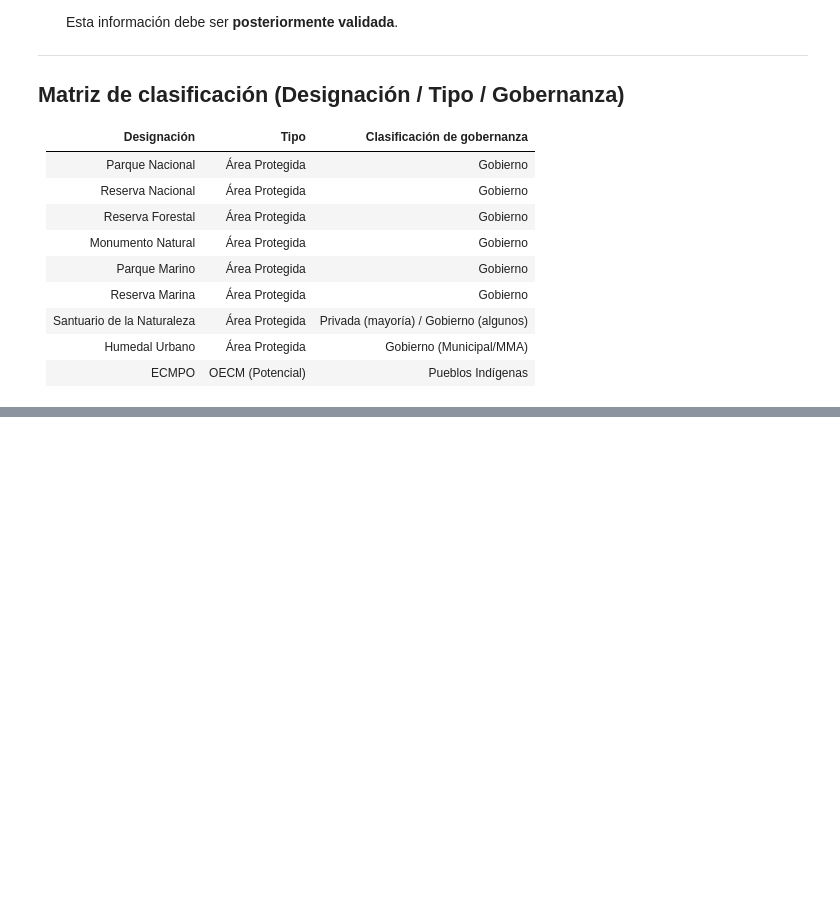
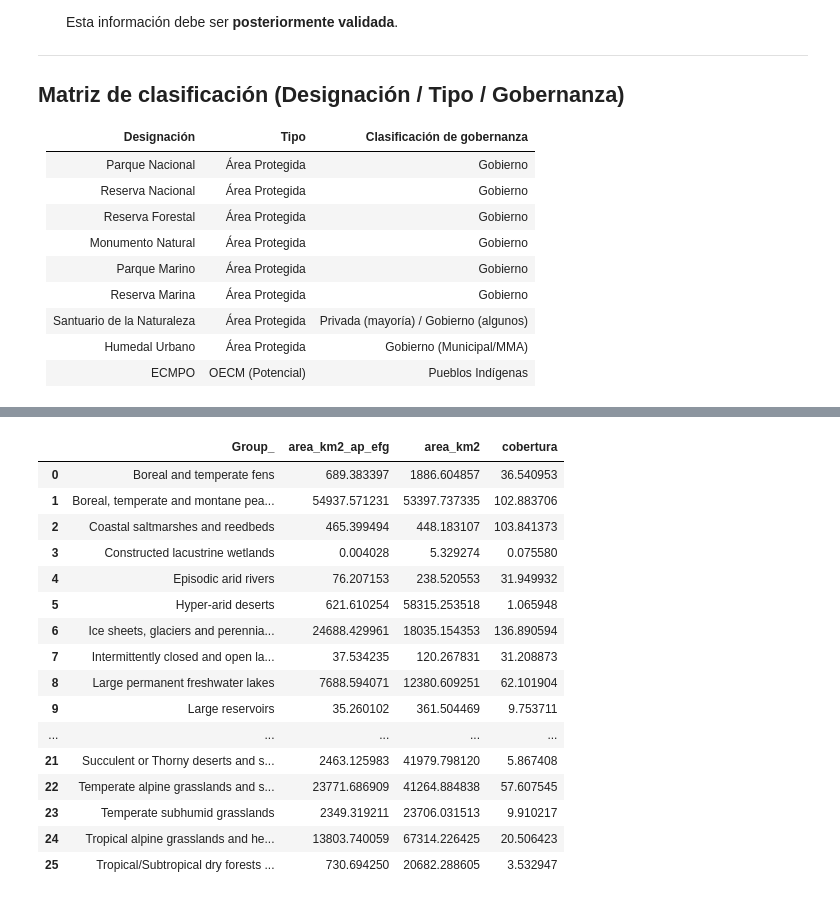
Before and after one commit to IEB-BIODATA/7NR-Indicators, a Jupyter notebook: indicadores/3_1_percentage_protected_area_coverage/3_1_Percentage_protected_area_coverage.ipynb, the cells around one changed output, grey strips where cells are left out. Saved outputs shown, nothing was run; the diff lists cells and outputs as text; code cells hidden in the pictures; blank space fills up the shorter version.

```diff
--- a/indicadores/3_1_percentage_protected_area_coverage/3_1_Percentage_protected_area_coverage.ipynb
+++ b/indicadores/3_1_percentage_protected_area_coverage/3_1_Percentage_protected_area_coverage.ipynb
@@ -509,0 +510,18 @@ Pendiente
+# %%
+gdown.download(id="1oKQySqE002Q_g1vOTUOe7a1v7t30v5hW", output="efg_continental.zip", quiet=False)
+download_path = Path("efg_continental.zip")
+extract_dir = Path("efg_continental_shp")
+print(f"ZIP descargado en: {download_path.resolve()}")
+extract_dir.mkdir(exist_ok=True)
+with zipfile.ZipFile(download_path, "r") as z:
+    names = z.namelist()
+    shp_files = [n for n in names if n.lower().endswith(".shp")]
+    print("SHP encontrados:", shp_files)
+shp_inside = shp_files[0]  # elige el correcto si hay más de uno
+efg_continental_gpd = gpd.read_file(f"zip://{download_path}!{shp_inside}")
+efg_continental_gpd = efg_continental_gpd.to_crs(epsg=4326)
+print("CRS:", efg_continental_gpd.crs)
+efg_continental_gpd["area_m2"] = efg_continental_gpd.geometry.apply(geodesic_area_m2)
+efg_continental_gpd["area_ha"] = efg_continental_gpd["area_m2"] / 10_000
+efg_continental_gpd["area_km2"] = efg_continental_gpd["area_ha"] / 100
+efg_continental_gpd_area_total_km2 = efg_continental_gpd["area_km2"].sum()
@@ -509,0 +536,5 @@ Pendiente
+# %%
+efg_continental_gpd_aggregate = (
+    efg_continental_gpd.groupby("Group_", as_index=False)["area_km2"]
+      .sum()
+)
@@ -712,0 +806,14 @@ Se debe definir un **proxy** basado en atributos de gestión disponibles (ej. ex
+# %%
+cobertura_efg_terrestre = areas_protegidas_efg_aggregate.merge(
+    efg_continental_gpd_aggregate,
+    on="Group_",
+    how="inner",
+)
+
+cobertura_efg_terrestre["cobertura"] = np.where(
+    cobertura_efg_terrestre["area_km2_ap_efg"] > 0,
+    (cobertura_efg_terrestre["area_km2_ap_efg"] / cobertura_efg_terrestre["area_km2"]) * 100,
+    np.nan
+)
+
+cobertura_efg_terrestre = cobertura_efg_terrestre[["Group_", "area_km2_ap_efg", "area_km2", "cobertura"]]
@@ -712,0 +868,20 @@ Se debe definir un **proxy** basado en atributos de gestión disponibles (ej. ex
+# %%
+cobertura_efg_terrestre
+# %% [output]
+|  | Group_ | area_km2_ap_efg | area_km2 | cobertura |
+| 0 | Boreal and temperate fens | 689.383397 | 1886.604857 | 36.540953 |
+| 1 | Boreal, temperate and montane pea... | 54937.571231 | 53397.737335 | 102.883706 |
+| 2 | Coastal saltmarshes and reedbeds | 465.399494 | 448.183107 | 103.841373 |
+| 3 | Constructed lacustrine wetlands | 0.004028 | 5.329274 | 0.075580 |
+| 4 | Episodic arid rivers | 76.207153 | 238.520553 | 31.949932 |
+| 5 | Hyper-arid deserts | 621.610254 | 58315.253518 | 1.065948 |
+| 6 | Ice sheets, glaciers and perennia... | 24688.429961 | 18035.154353 | 136.890594 |
+| 7 | Intermittently closed and open la... | 37.534235 | 120.267831 | 31.208873 |
+| 8 | Large permanent freshwater lakes | 7688.594071 | 12380.609251 | 62.101904 |
+| 9 | Large reservoirs | 35.260102 | 361.504469 | 9.753711 |
+| ... | ... | ... | ... | ... |
+| 21 | Succulent or Thorny deserts and s... | 2463.125983 | 41979.798120 | 5.867408 |
+| 22 | Temperate alpine grasslands and s... | 23771.686909 | 41264.884838 | 57.607545 |
+| 23 | Temperate subhumid grasslands | 2349.319211 | 23706.031513 | 9.910217 |
+| 24 | Tropical alpine grasslands and he... | 13803.740059 | 67314.226425 | 20.506423 |
+| 25 | Tropical/Subtropical dry forests ... | 730.694250 | 20682.288605 | 3.532947 |
```
Also changed, not shown: parts of 35 cells of this notebook, 2 other files.
